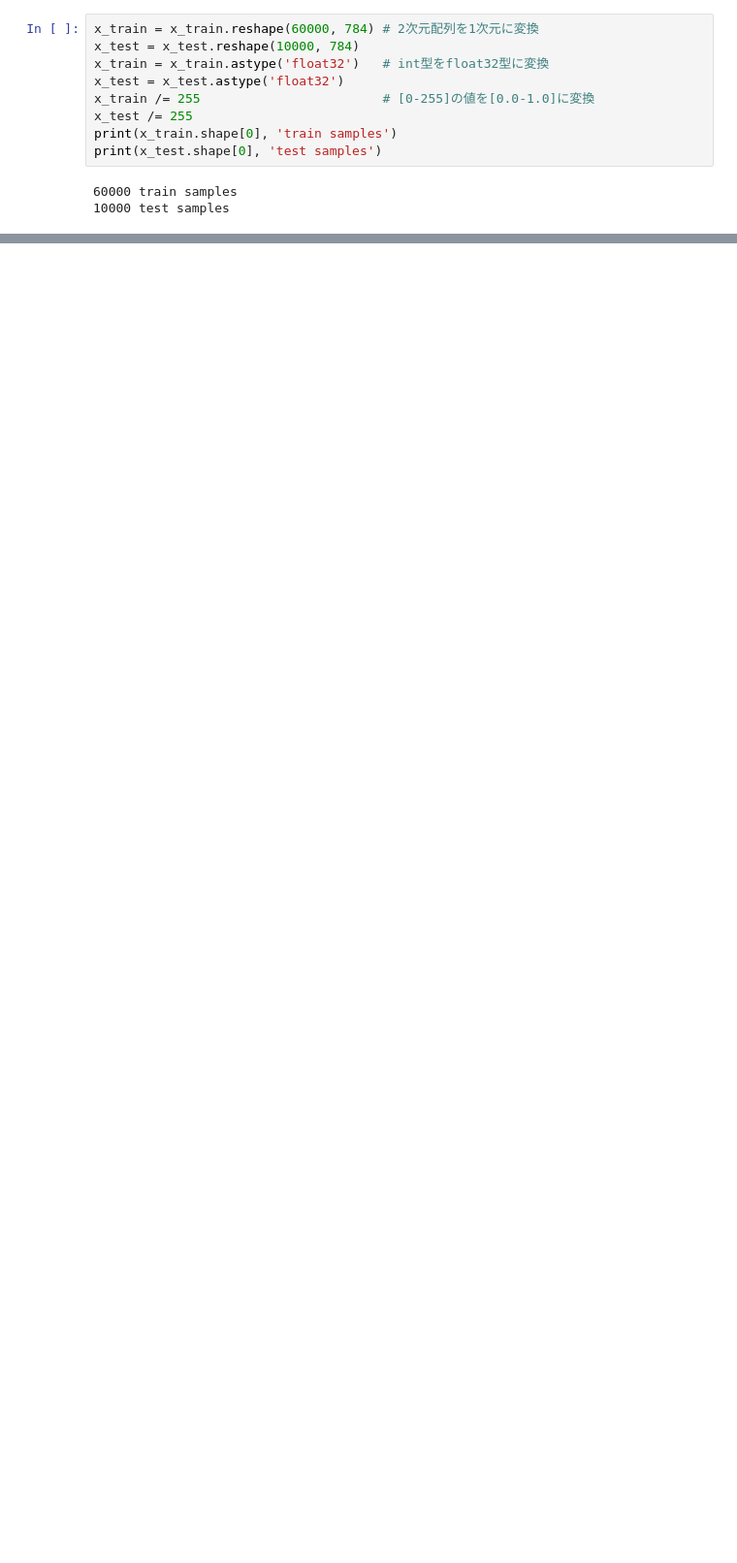
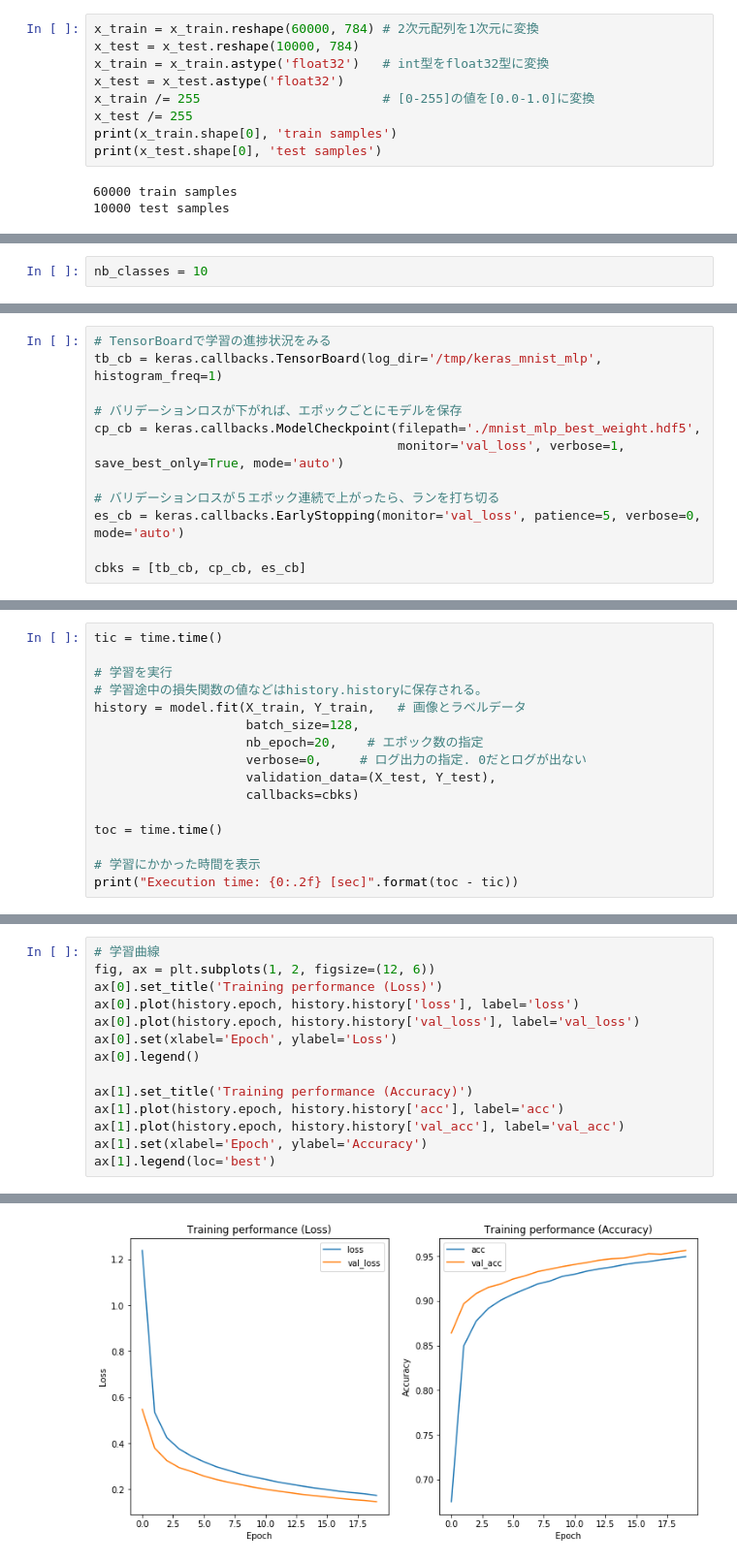
Before and after one commit to bouch20/PyBegi_Okinawa22, a Jupyter notebook: step3/Step3_MNISTでの機械学習.ipynb, the cells around one changed output, grey strips where cells are left out. Shown at 97% size. Saved outputs shown, nothing was run; the diff lists cells and outputs as text; blank space fills up the shorter version.

```diff
--- a/step3/Step3_MNISTでの機械学習.ipynb
+++ b/step3/Step3_MNISTでの機械学習.ipynb
@@ -70,0 +212,2 @@ history = model.fit(x_train, y_train,  # 画像とラベルデータ
+# %%
+nb_classes = 10
@@ -70,0 +232,12 @@ history = model.fit(x_train, y_train,  # 画像とラベルデータ
+# %%
+# TensorBoardで学習の進捗状況をみる
+tb_cb = keras.callbacks.TensorBoard(log_dir='/tmp/keras_mnist_mlp', histogram_freq=1)
+
+# バリデーションロスが下がれば、エポックごとにモデルを保存
+cp_cb = keras.callbacks.ModelCheckpoint(filepath='./mnist_mlp_best_weight.hdf5',
+                                        monitor='val_loss', verbose=1, save_best_only=True, mode='auto')
+
+# バリデーションロスが５エポック連続で上がったら、ランを打ち切る
+es_cb = keras.callbacks.EarlyStopping(monitor='val_loss', patience=5, verbose=0, mode='auto')
+
+cbks = [tb_cb, cp_cb, es_cb]
@@ -70,0 +246,16 @@ history = model.fit(x_train, y_train,  # 画像とラベルデータ
+# %%
+tic = time.time()
+
+# 学習を実行
+# 学習途中の損失関数の値などはhistory.historyに保存される。
+history = model.fit(X_train, Y_train,   # 画像とラベルデータ
+                    batch_size=128,
+                    nb_epoch=20,    # エポック数の指定
+                    verbose=0,     # ログ出力の指定. 0だとログが出ない
+                    validation_data=(X_test, Y_test),
+                    callbacks=cbks)
+
+toc = time.time()
+
+# 学習にかかった時間を表示
+print("Execution time: {0:.2f} [sec]".format(toc - tic))
@@ -70,0 +282,15 @@ history = model.fit(x_train, y_train,  # 画像とラベルデータ
+# %%
+# 学習曲線
+fig, ax = plt.subplots(1, 2, figsize=(12, 6))
+ax[0].set_title('Training performance (Loss)')
+ax[0].plot(history.epoch, history.history['loss'], label='loss')
+ax[0].plot(history.epoch, history.history['val_loss'], label='val_loss')
+ax[0].set(xlabel='Epoch', ylabel='Loss')
+ax[0].legend()
+
+ax[1].set_title('Training performance (Accuracy)')
+ax[1].plot(history.epoch, history.history['acc'], label='acc')
+ax[1].plot(history.epoch, history.history['val_acc'], label='val_acc')
+ax[1].set(xlabel='Epoch', ylabel='Accuracy')
+ax[1].legend(loc='best')
+# %% [output]
@@ -70,0 +298 @@ history = model.fit(x_train, y_train,  # 画像とラベルデータ
+[figure, added]
```
Also changed, not shown: parts of 63 cells of this notebook, 1 other file.
